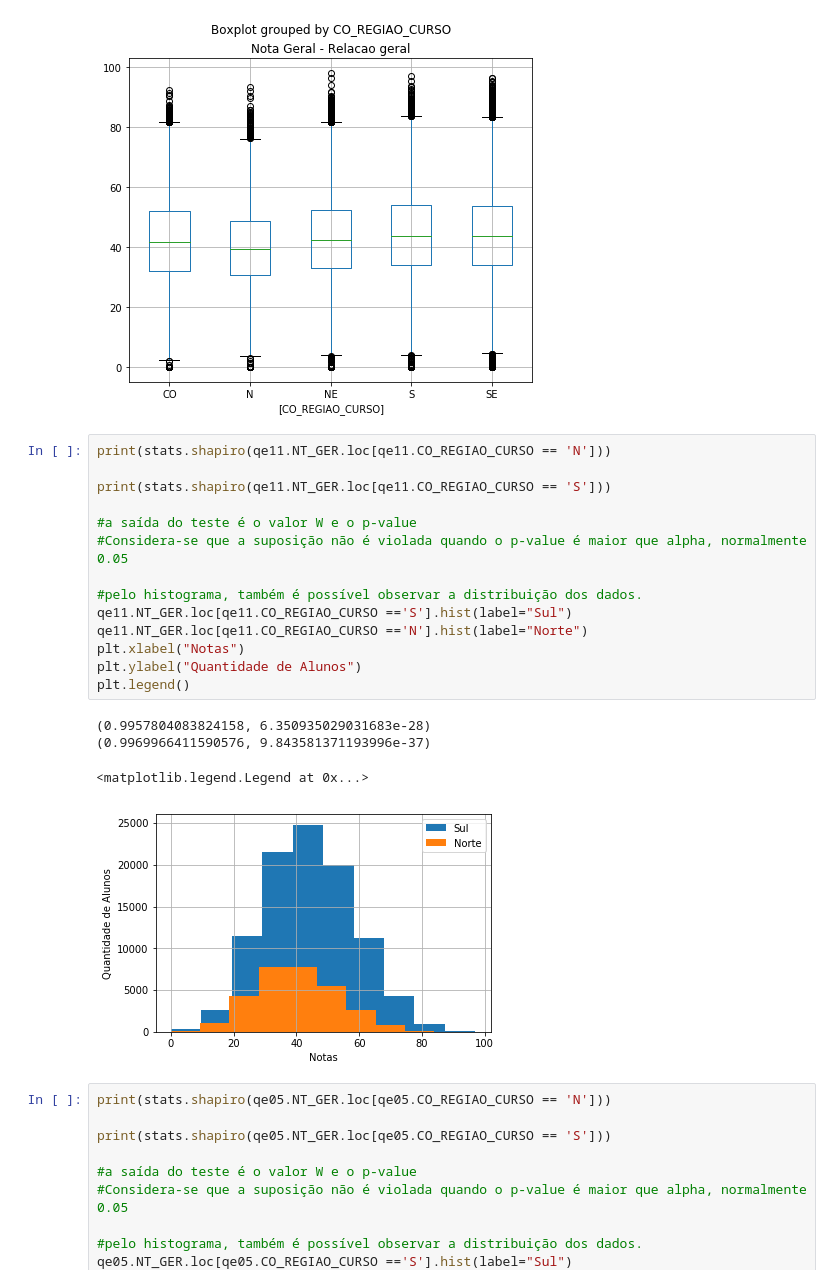
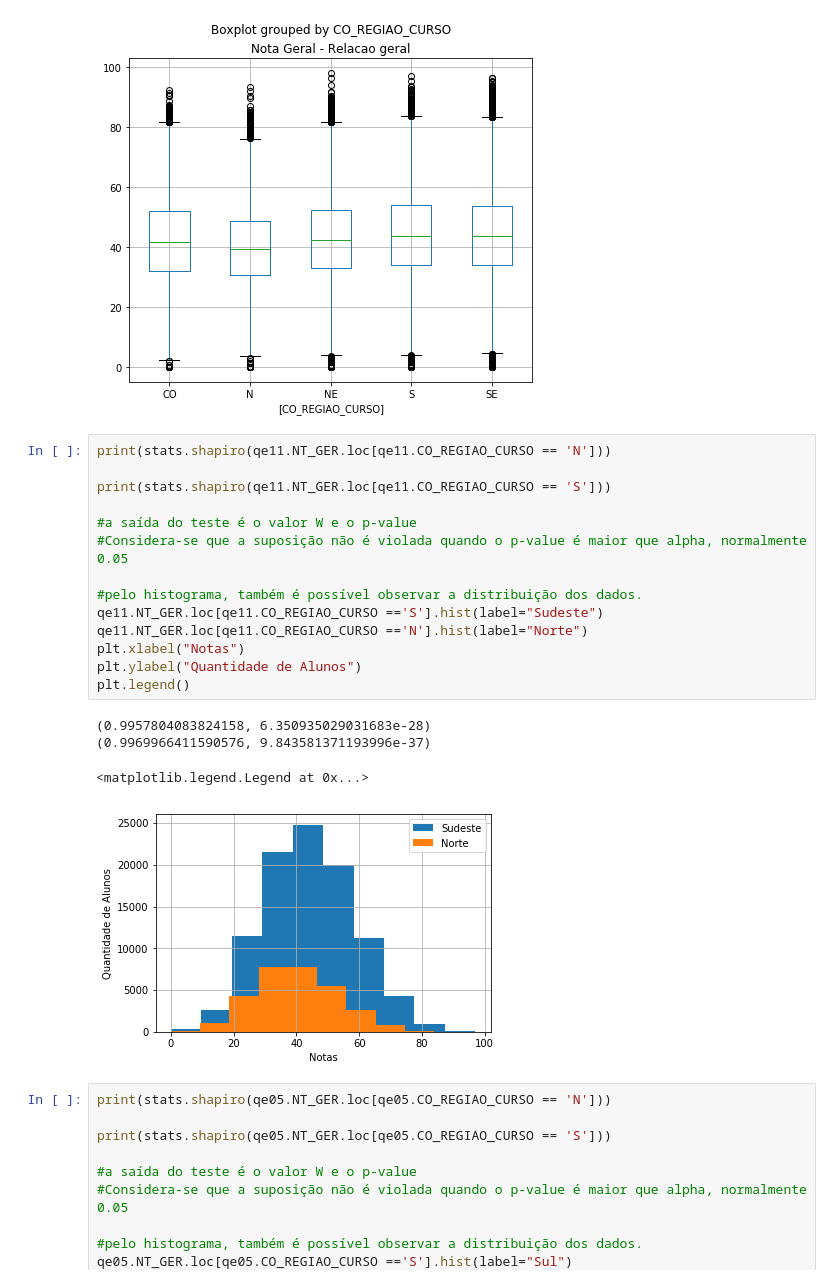
Before and after one commit to BrenoPeixotobr/topicosic, a Jupyter notebook: trabalho_aula5/aula5.ipynb, the cells around one changed output. Cells and saved outputs as stored; diff of their text form.

```diff
--- a/trabalho_aula5/aula5.ipynb
+++ b/trabalho_aula5/aula5.ipynb
@@ -245,22 +245,22 @@ Text(0.5,1,'Nota Geral - Relacao geral')
 # %%
 print(stats.shapiro(qe11.NT_GER.loc[qe11.CO_REGIAO_CURSO == 'N']))
 
 print(stats.shapiro(qe11.NT_GER.loc[qe11.CO_REGIAO_CURSO == 'S']))
 
 #a saída do teste é o valor W e o p-value
 #Considera-se que a suposição não é violada quando o p-value é maior que alpha, normalmente 0.05
 
 #pelo histograma, também é possível observar a distribuição dos dados.
-qe11.NT_GER.loc[qe11.CO_REGIAO_CURSO =='S'].hist(label="Sul")
+qe11.NT_GER.loc[qe11.CO_REGIAO_CURSO =='S'].hist(label="Sudeste")
 qe11.NT_GER.loc[qe11.CO_REGIAO_CURSO =='N'].hist(label="Norte")
 plt.xlabel("Notas")
 plt.ylabel("Quantidade de Alunos")
 plt.legend()
 # %% [output]
 (0.9957804083824158, 6.350935029031683e-28)
 (0.9969966411590576, 9.843581371193996e-37)
 <matplotlib.legend.Legend at 0x...>
-[figure, old version]
+[figure, new version]
 # %%
 print(stats.shapiro(qe05.NT_GER.loc[qe05.CO_REGIAO_CURSO == 'N']))
 
```
